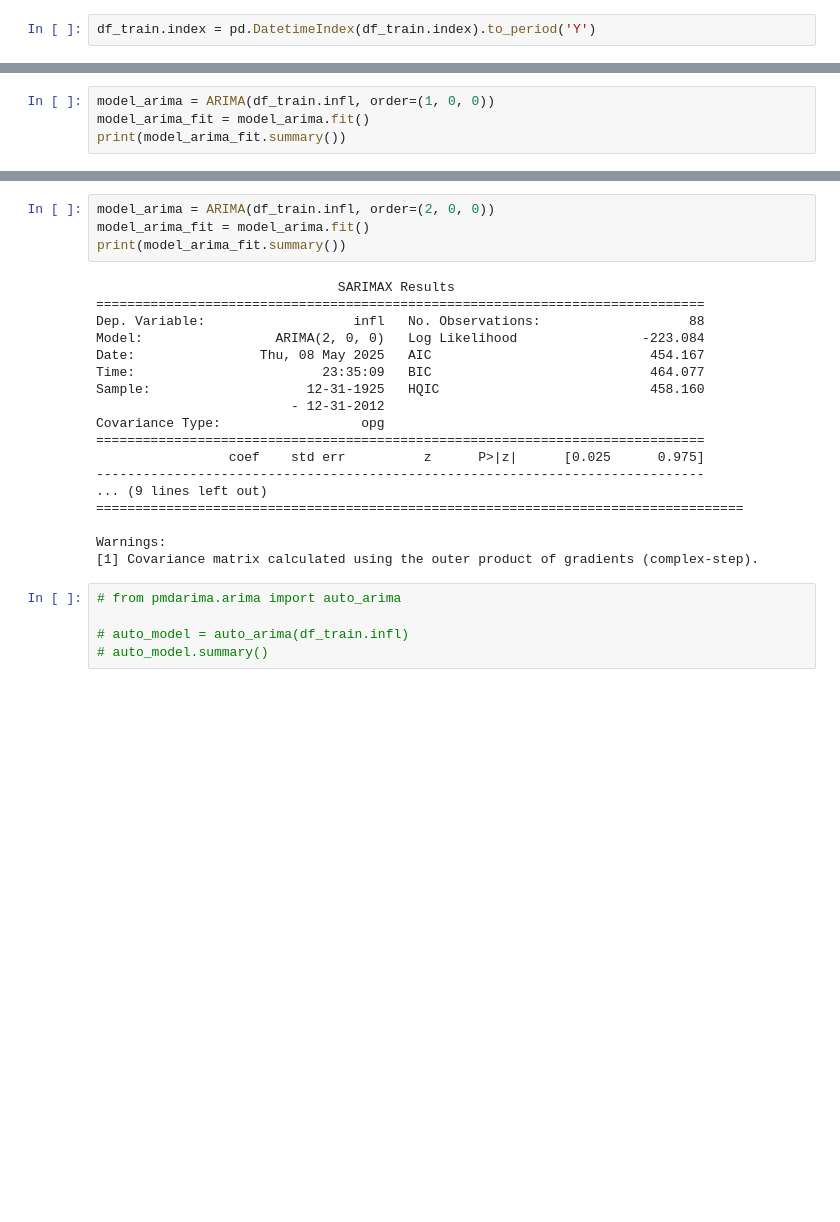
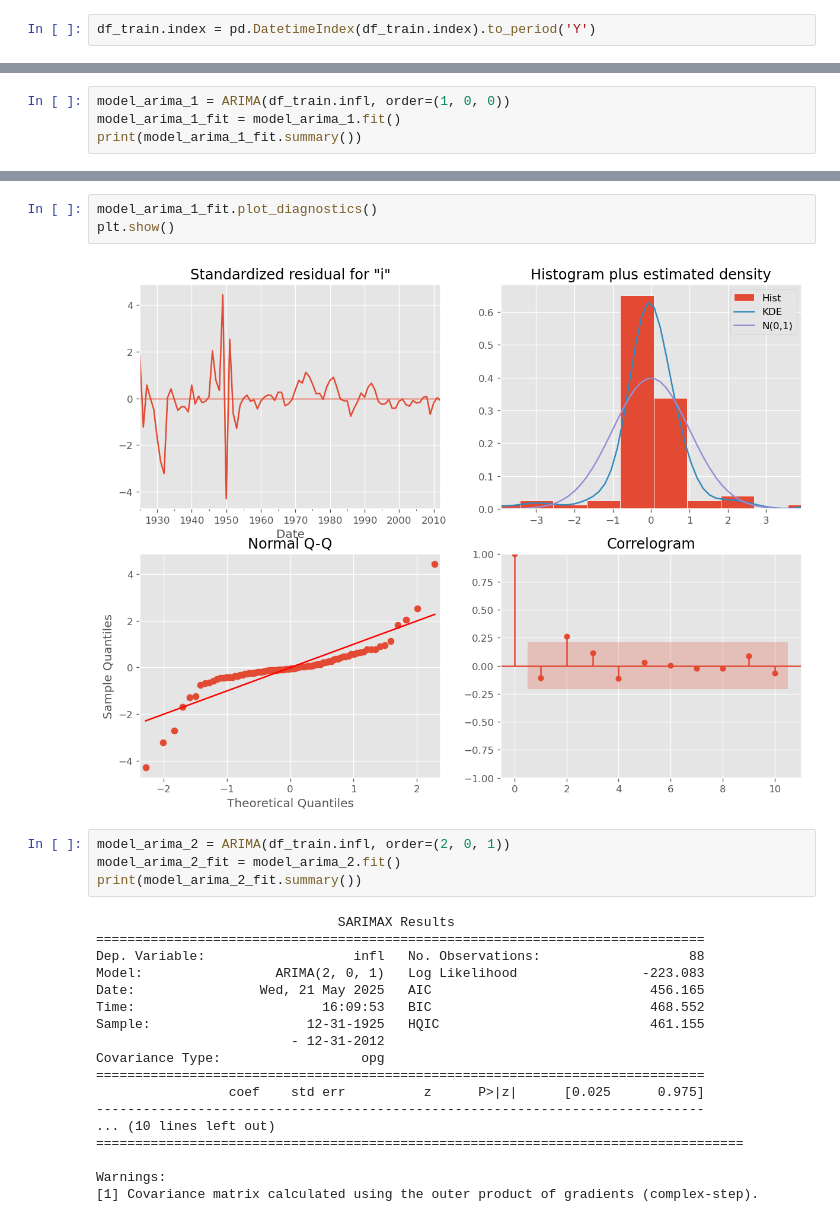
Before and after one commit to qfe-bonn/Quant-Team, a Jupyter notebook: 2025-Summer/ARIMA_Inflation_Forecast/ARIMA_Inflation_Forecast.ipynb, the cells around one changed output, grey strips where cells are left out. Saved outputs shown, nothing was run; the diff lists cells and outputs as text; blank space fills up the shorter version.

```diff
--- a/2025-Summer/ARIMA_Inflation_Forecast/ARIMA_Inflation_Forecast.ipynb
+++ b/2025-Summer/ARIMA_Inflation_Forecast/ARIMA_Inflation_Forecast.ipynb
@@ -298,7 +270,7 @@ AR.2           -2.3607           +0.0000j            2.3607            0.5000
 # %%
-model_arima = ARIMA(df_train.infl, order=(1, 0, 0))
-model_arima_fit = model_arima.fit()
-print(model_arima_fit.summary())
+model_arima_1 = ARIMA(df_train.infl, order=(1, 0, 0))
+model_arima_1_fit = model_arima_1.fit()
+print(model_arima_1_fit.summary())
 # %% [output]
                                SARIMAX Results
 ==============================================================================
@@ -317,30 +289,30 @@ Covariance Type:                  opg
 
 Warnings:
 [1] Covariance matrix calculated using the outer product of gradients (complex-step).
+# %%
+model_arima_1_fit.plot_diagnostics()
+plt.show()
+# %% [output]
+[figure, added]
 # %%
-model_arima = ARIMA(df_train.infl, order=(2, 0, 0))
-model_arima_fit = model_arima.fit()
-print(model_arima_fit.summary())
+model_arima_2 = ARIMA(df_train.infl, order=(2, 0, 1))
+model_arima_2_fit = model_arima_2.fit()
+print(model_arima_2_fit.summary())
 # %% [output]
                                SARIMAX Results
 ==============================================================================
 Dep. Variable:                   infl   No. Observations:                   88
-Model:                 ARIMA(2, 0, 0)   Log Likelihood                -223.084
-Date:                Thu, 08 May 2025   AIC                            454.167
-Time:                        23:35:09   BIC                            464.077
-Sample:                    12-31-1925   HQIC                           458.160
+Model:                 ARIMA(2, 0, 1)   Log Likelihood                -223.083
+Date:                Wed, 21 May 2025   AIC                            456.165
+Time:                        16:09:53   BIC                            468.552
+Sample:                    12-31-1925   HQIC                           461.155
                          - 12-31-2012
 Covariance Type:                  opg
 ==============================================================================
                  coef    std err          z      P>|z|      [0.025      0.975]
 ------------------------------------------------------------------------------
-... (9 lines left out)
+... (10 lines left out)
 ===================================================================================
 
 Warnings:
 [1] Covariance matrix calculated using the outer product of gradients (complex-step).
-# %%
-# from pmdarima.arima import auto_arima
-
-# auto_model = auto_arima(df_train.infl)
-# auto_model.summary()
```
Also changed, not shown: parts of 7 cells of this notebook, 1 other file.
